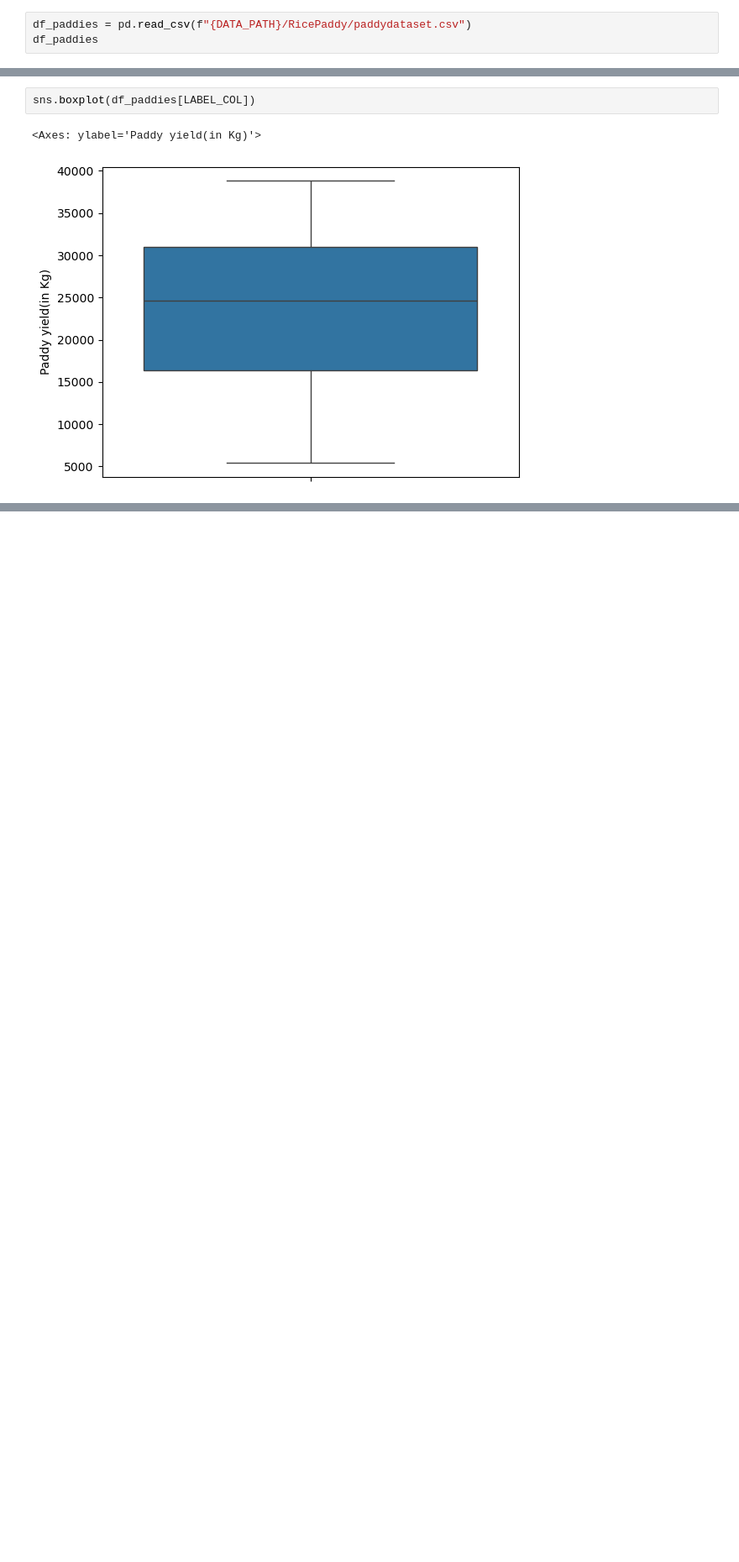
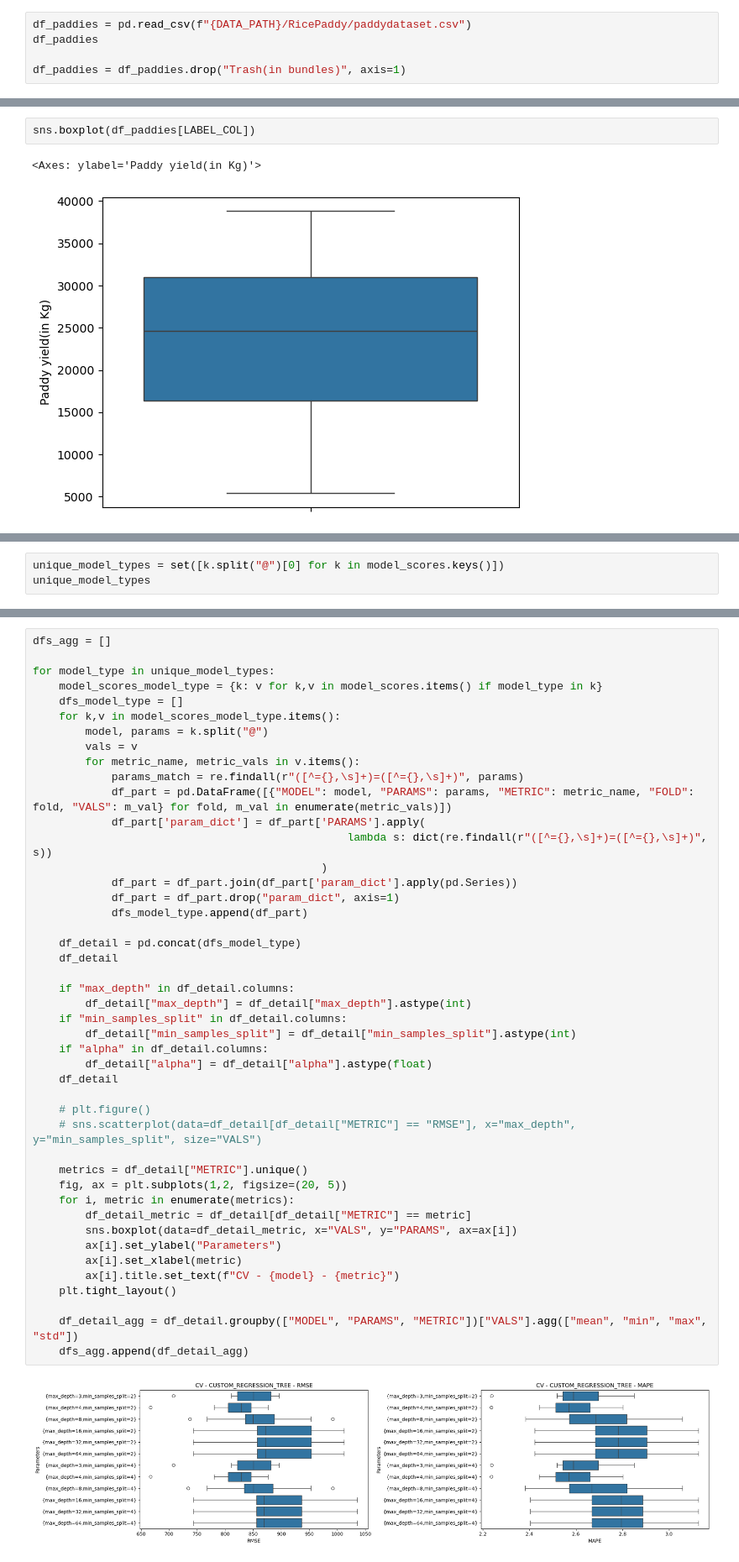
Before and after one commit to c71qu3/ml, a Jupyter notebook: assignment_2/notebooks/RicePaddyModeling.ipynb, the cells around one changed output, grey strips where cells are left out. Shown at 84% size. Drawn from its saved outputs; the diff is of its cells as text; blank space fills up the shorter version.

```diff
--- a/assignment_2/notebooks/RicePaddyModeling.ipynb
+++ b/assignment_2/notebooks/RicePaddyModeling.ipynb
@@ -65,3 +113,5 @@ def generate_cv_summary(model_scores: dict, metric: str = "RMSE") -> None:
 # %%
 df_paddies = pd.read_csv(f"{DATA_PATH}/RicePaddy/paddydataset.csv")
 df_paddies
+
+df_paddies = df_paddies.drop("Trash(in bundles)", axis=1)
@@ -153,0 +285,3 @@ for train_idx, test_idx in kf.split(df_train):
+# %%
+unique_model_types = set([k.split("@")[0] for k in model_scores.keys()])
+unique_model_types
@@ -173,0 +408,47 @@ generate_cv_summary(model_scores=model_scores, metric="MAPE")
+# %%
+dfs_agg = []
+
+for model_type in unique_model_types:
+    model_scores_model_type = {k: v for k,v in model_scores.items() if model_type in k}
+    dfs_model_type = []
+    for k,v in model_scores_model_type.items():
+        model, params = k.split("@")
+        vals = v
+        for metric_name, metric_vals in v.items():
+            params_match = re.findall(r"([^={},\s]+)=([^={},\s]+)", params)
+            df_part = pd.DataFrame([{"MODEL": model, "PARAMS": params, "METRIC": metric_name, "FOLD": fold, "VALS": m_val} for fold, m_val in enumerate(metric_vals)])
+            df_part['param_dict'] = df_part['PARAMS'].apply(
+                                                lambda s: dict(re.findall(r"([^={},\s]+)=([^={},\s]+)", s))
+                                            )
+            df_part = df_part.join(df_part['param_dict'].apply(pd.Series))
+            df_part = df_part.drop("param_dict", axis=1)
+            dfs_model_type.append(df_part)
+
+    df_detail = pd.concat(dfs_model_type)
+    df_detail
+
+    if "max_depth" in df_detail.columns:
+        df_detail["max_depth"] = df_detail["max_depth"].astype(int)
+    if "min_samples_split" in df_detail.columns:
+        df_detail["min_samples_split"] = df_detail["min_samples_split"].astype(int)
+    if "alpha" in df_detail.columns:
+        df_detail["alpha"] = df_detail["alpha"].astype(float)
+    df_detail
+
+    # plt.figure()
+    # sns.scatterplot(data=df_detail[df_detail["METRIC"] == "RMSE"], x="max_depth", y="min_samples_split", size="VALS")
+
+    metrics = df_detail["METRIC"].unique()
+    fig, ax = plt.subplots(1,2, figsize=(20, 5))
+    for i, metric in enumerate(metrics):
+        df_detail_metric = df_detail[df_detail["METRIC"] == metric]
+        sns.boxplot(data=df_detail_metric, x="VALS", y="PARAMS", ax=ax[i])
+        ax[i].set_ylabel("Parameters")
+        ax[i].set_xlabel(metric)
+        ax[i].title.set_text(f"CV - {model} - {metric}")
+    plt.tight_layout()
+
+    df_detail_agg = df_detail.groupby(["MODEL", "PARAMS", "METRIC"])["VALS"].agg(["mean", "min", "max", "std"])
+    dfs_agg.append(df_detail_agg)
+# %% [output]
+[figure, added]
```
Also changed, not shown: parts of 19 cells of this notebook, 1 other file.
